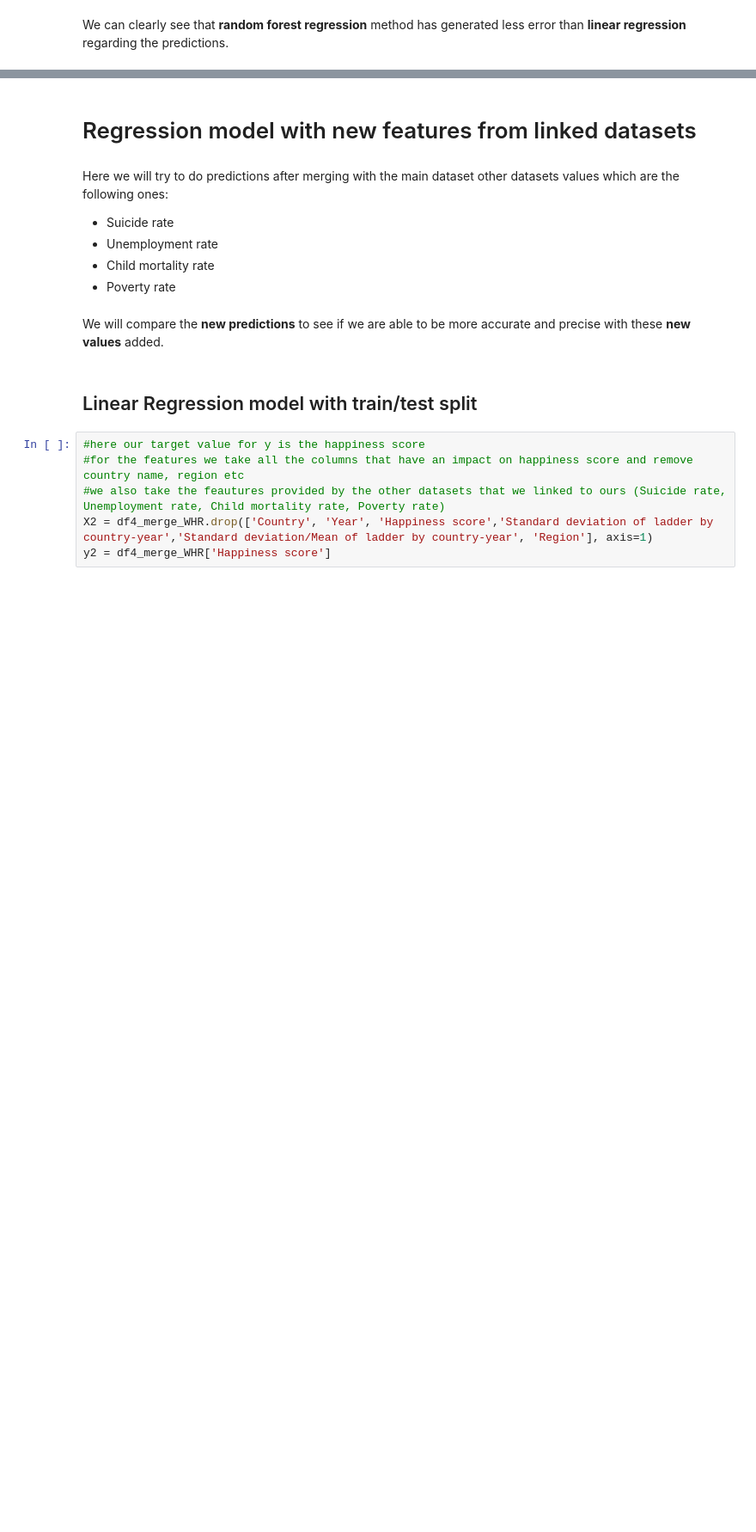
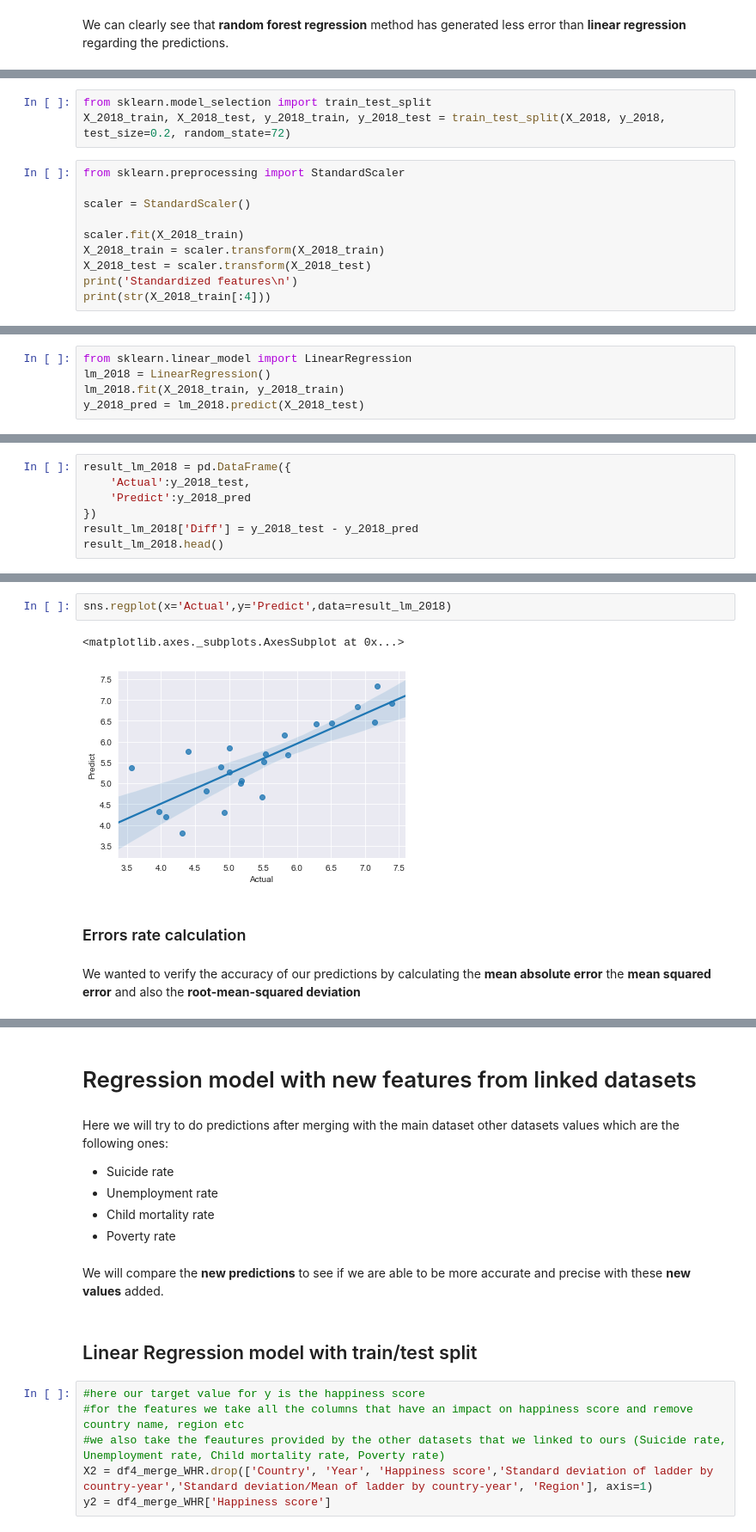
Before and after one commit to hackan98/DMML2019_Team_Nestle, a Jupyter notebook: code/Data_mining,_Project_group_Nestle.ipynb, the cells around one changed output, grey strips where cells are left out. Shown at 86% size. Drawn from its saved outputs; the diff is of its cells as text; blank space fills up the shorter version.

```diff
--- a/code/Data_mining,_Project_group_Nestle.ipynb
+++ b/code/Data_mining,_Project_group_Nestle.ipynb
@@ -1116,0 +1190,13 @@ We can clearly see that **random forest regression** method has generated less e
+# %%
+from sklearn.model_selection import train_test_split
+X_2018_train, X_2018_test, y_2018_train, y_2018_test = train_test_split(X_2018, y_2018, test_size=0.2, random_state=72)
+# %%
+from sklearn.preprocessing import StandardScaler
+
+scaler = StandardScaler()
+
+scaler.fit(X_2018_train)
+X_2018_train = scaler.transform(X_2018_train)
+X_2018_test = scaler.transform(X_2018_test)
+print('Standardized features\n')
+print(str(X_2018_train[:4]))
@@ -1116,0 +1214,5 @@ We can clearly see that **random forest regression** method has generated less e
+# %%
+from sklearn.linear_model import LinearRegression
+lm_2018 = LinearRegression()
+lm_2018.fit(X_2018_train, y_2018_train)
+y_2018_pred = lm_2018.predict(X_2018_test)
@@ -1116,0 +1221,7 @@ We can clearly see that **random forest regression** method has generated less e
+# %%
+result_lm_2018 = pd.DataFrame({
+    'Actual':y_2018_test,
+    'Predict':y_2018_pred
+})
+result_lm_2018['Diff'] = y_2018_test - y_2018_pred
+result_lm_2018.head()
@@ -1116,0 +1235,9 @@ We can clearly see that **random forest regression** method has generated less e
+# %%
+sns.regplot(x='Actual',y='Predict',data=result_lm_2018)
+# %% [output]
+<matplotlib.axes._subplots.AxesSubplot at 0x...>
+[figure, added]
+# %% [markdown]
+### Errors rate calculation
+# %% [markdown]
+We wanted to verify the accuracy of our predictions by calculating the **mean absolute error** the **mean squared error** and also the **root-mean-squared deviation**
```
Also changed, not shown: parts of 36 cells of this notebook.
